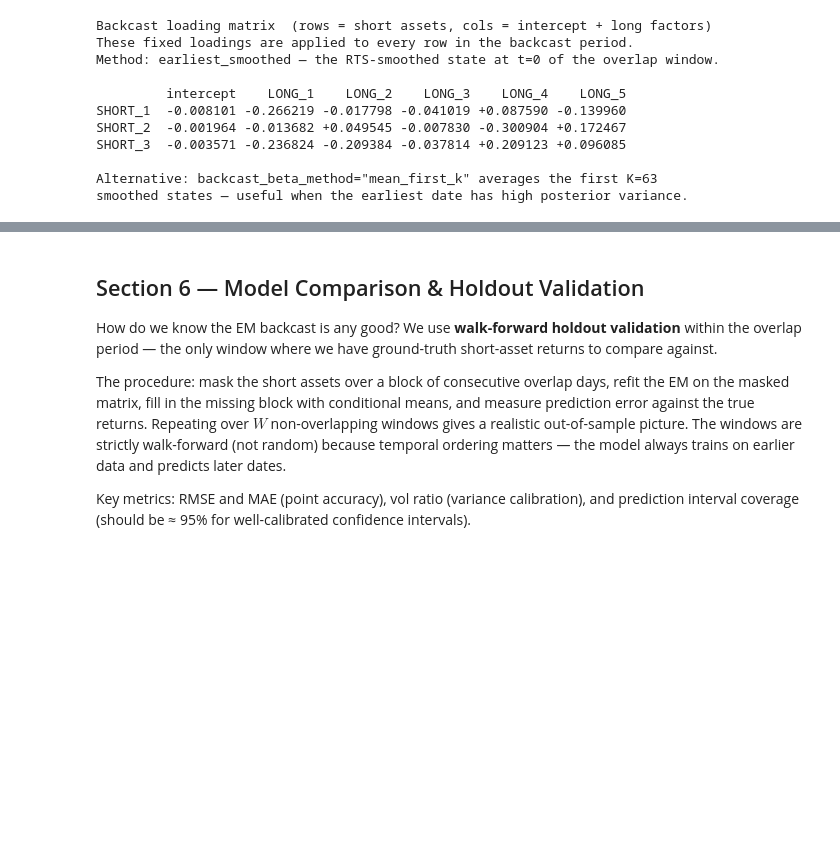
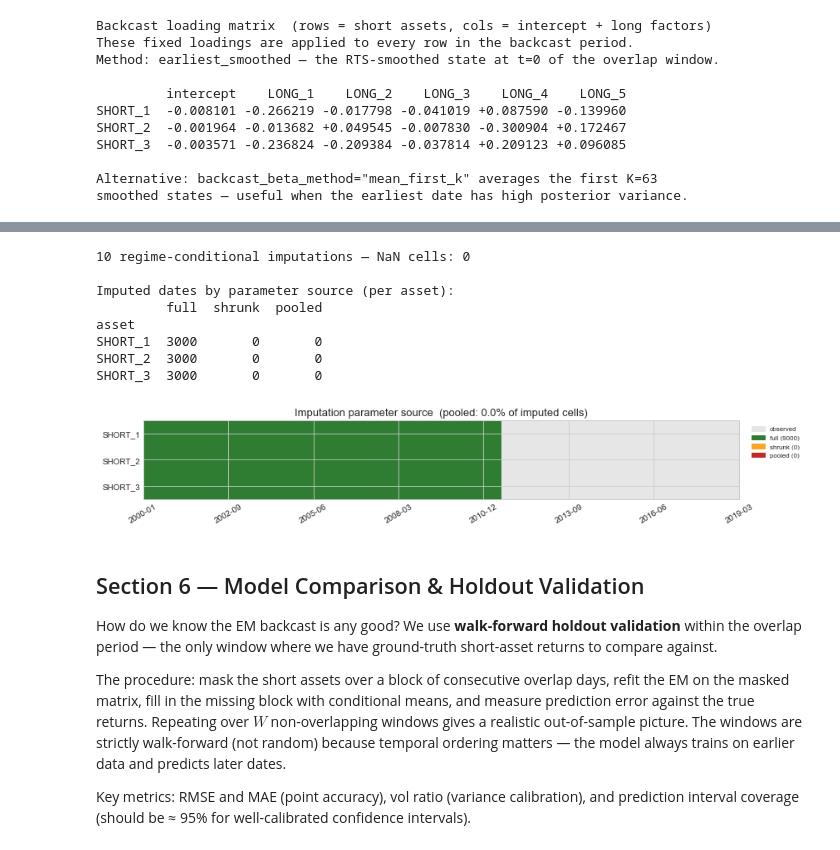
Before and after one commit to boraeang/backcast, a Jupyter notebook: backcast_engine/notebooks/00_tutorial.ipynb, the cells around one changed output, grey strips where cells are left out. Saved outputs shown, nothing was run; the diff lists cells and outputs as text; code cells hidden in the pictures; blank space fills up the shorter version.

```diff
--- a/backcast_engine/notebooks/00_tutorial.ipynb
+++ b/backcast_engine/notebooks/00_tutorial.ipynb
@@ -880,3 +910,30 @@ Stored: regime_params (2 regimes), labels_full (shape (5000,))
+# %%
+# ── Cell 5-5  Regime-conditional multiple imputation + source tagging ─────────
+if hmm_result is not None:
+    from backcast.imputation.multiple_impute import multiple_impute_regime
+    from backcast.visualization.plots import plot_source_timeline
+
+    mi_regime = multiple_impute_regime(
+        dataset, hmm_result.regime_labels, regime_params,
+        n_imputations=10, seed=SEED,
+    )
+    n_nan = sum(int(df.isna().sum().sum()) for df in mi_regime.imputations)
+    print(f'{mi_regime.n_imputations} regime-conditional imputations — NaN cells: {n_nan}')
+    print('\nImputed dates by parameter source (per asset):')
+    print(mi_regime.regime_sources.breakdown.to_string())
+
+    fig = plot_source_timeline(mi_regime.regime_sources)
+    plt.show()
+# %% [output]
+10 regime-conditional imputations — NaN cells: 0
+
+Imputed dates by parameter source (per asset):
+         full  shrunk  pooled
+asset
+SHORT_1  3000       0       0
+SHORT_2  3000       0       0
+SHORT_3  3000       0       0
+[figure, added]
 # %% [markdown]
 ## Section 6 — Model Comparison & Holdout Validation
 
```
Also changed, not shown: parts of 22 cells of this notebook, 14 other files.
